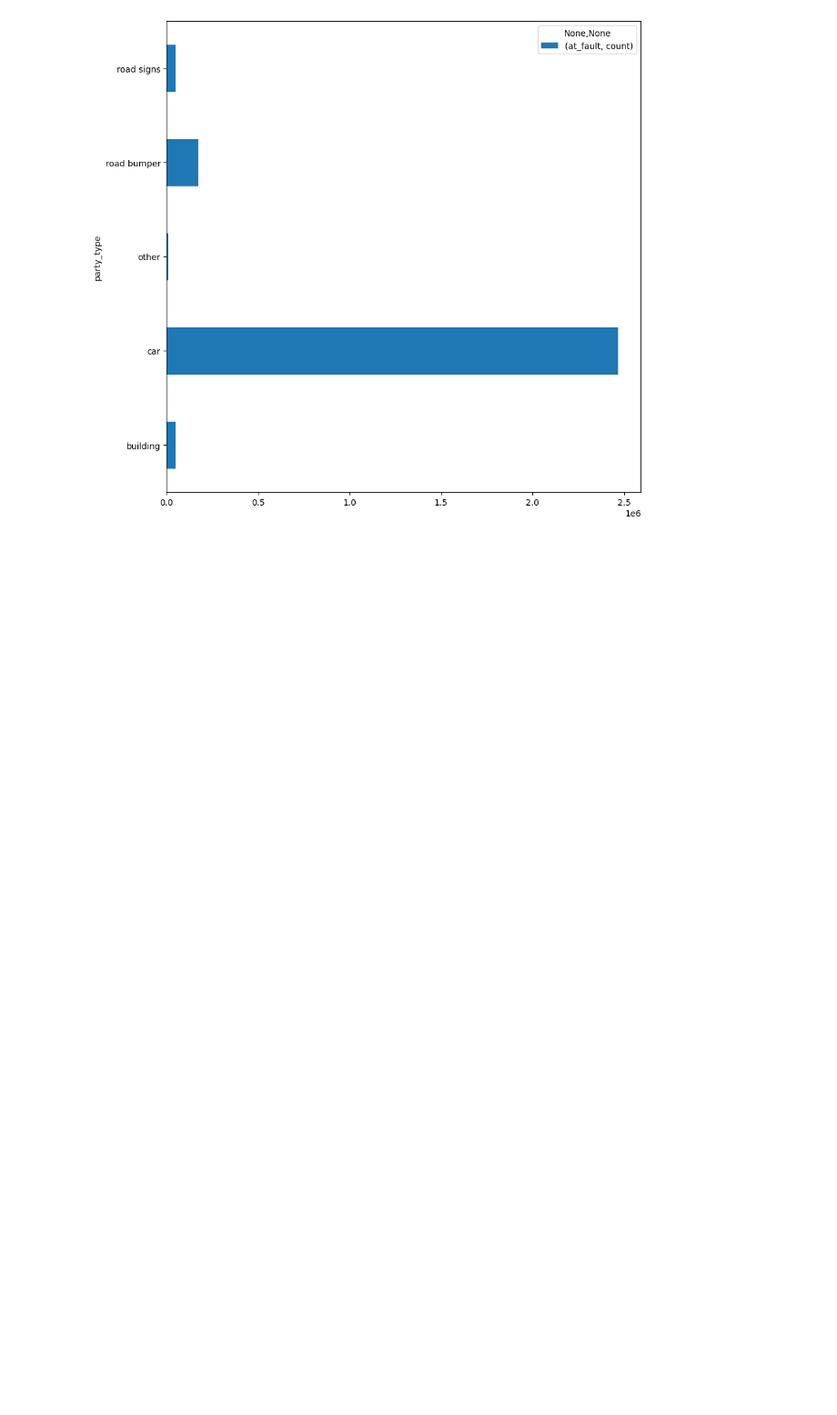
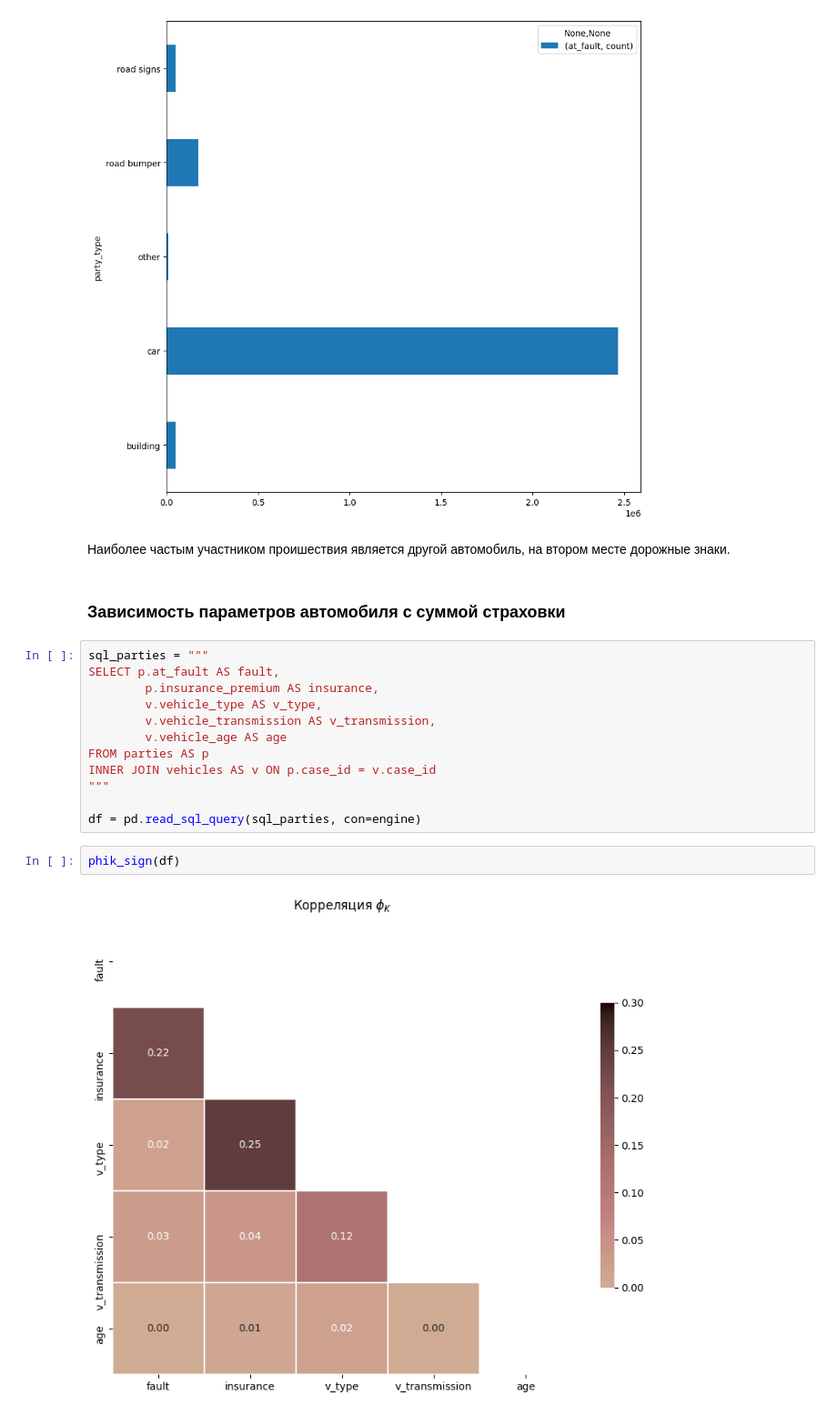
Before and after one commit to SergeyDolin/Road-Accident, a Jupyter notebook: RoadАccident.ipynb, the cells around one changed output. Shown at 91% size. Drawn from its saved outputs; the diff is of its cells as text; blank space fills up the shorter version.

```diff
--- a/RoadАccident.ipynb
+++ b/RoadАccident.ipynb
@@ -485,3 +543,23 @@ group_party_type
 | road bumper | 173488 |
 | road signs | 48456 |
 [figure]
+# %% [markdown]
+Наиболее частым участником проишествия является другой автомобиль, на втором месте дорожные знаки.
+# %% [markdown]
+### Зависимость параметров автомобиля с суммой страховки
+# %%
+sql_parties = """
+SELECT p.at_fault AS fault,
+        p.insurance_premium AS insurance,
+        v.vehicle_type AS v_type,
+        v.vehicle_transmission AS v_transmission,
+        v.vehicle_age AS age
+FROM parties AS p
+INNER JOIN vehicles AS v ON p.case_id = v.case_id
+"""
+
+df = pd.read_sql_query(sql_parties, con=engine)
+# %%
+phik_sign(df)
+# %% [output]
+[figure, added]
```
Also changed, not shown: parts of 24 cells of this notebook.
